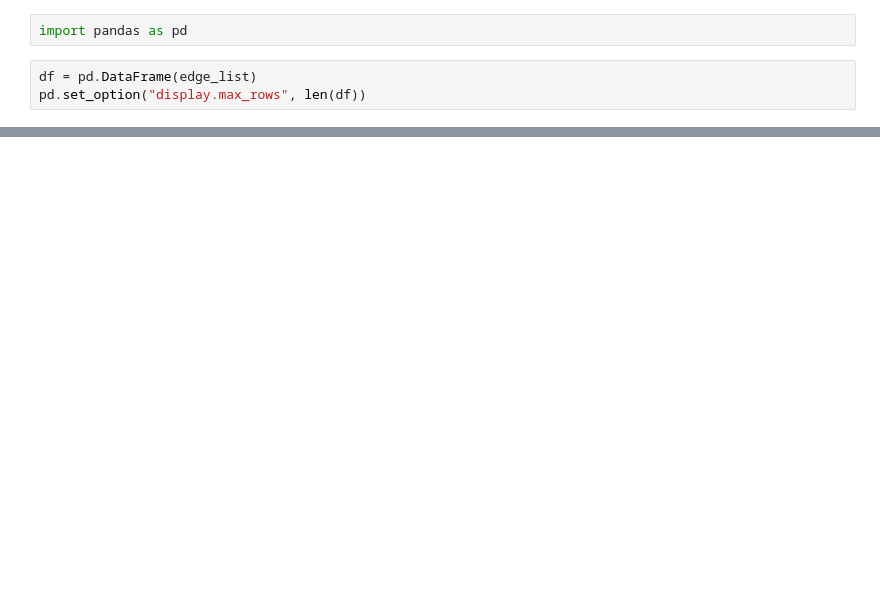
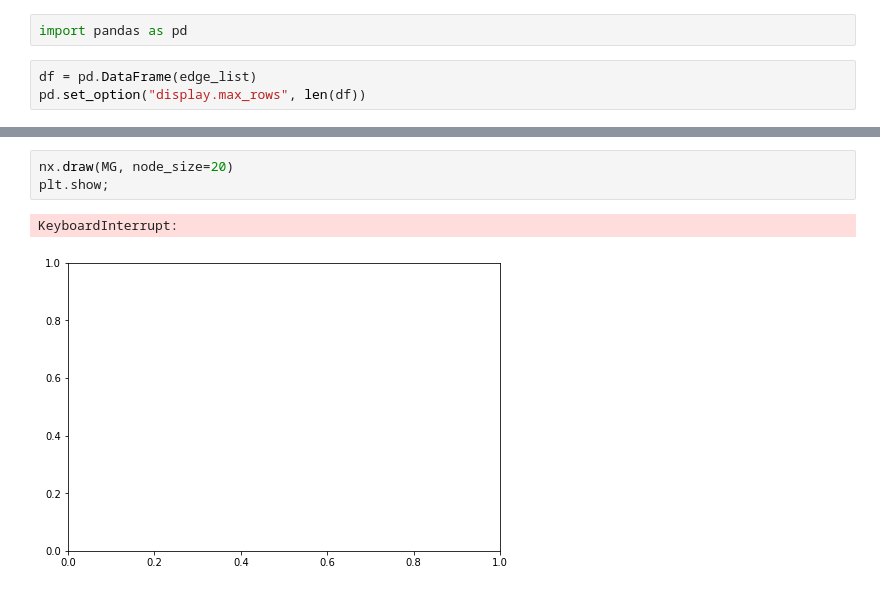
Before and after one commit to labs12-twitter-blocker/labs12-twitter-blocker-DS, a Jupyter notebook: notebooks/testing_parallel_get_timelines_favorites.ipynb, the cells around one changed output, grey strips where cells are left out. Drawn from its saved outputs; the diff is of its cells as text; blank space fills up the shorter version.

```diff
--- a/notebooks/testing_parallel_get_timelines_favorites.ipynb
+++ b/notebooks/testing_parallel_get_timelines_favorites.ipynb
@@ -149,0 +276,6 @@ df
+# %%
+nx.draw(MG, node_size=20)
+plt.show;
+# %% [output]
+KeyboardInterrupt:
+[figure, added]
```
Also changed, not shown: parts of 15 cells of this notebook.
